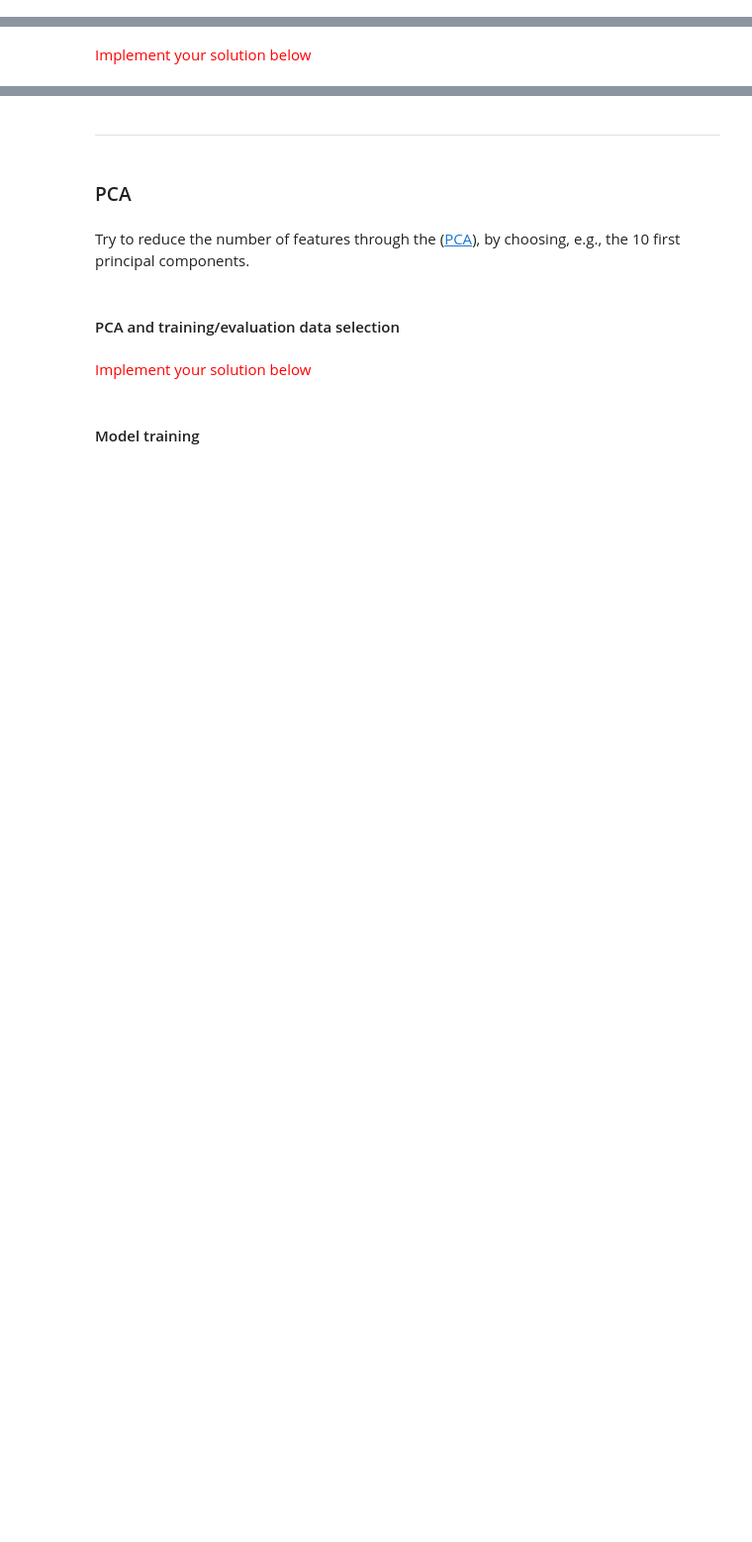
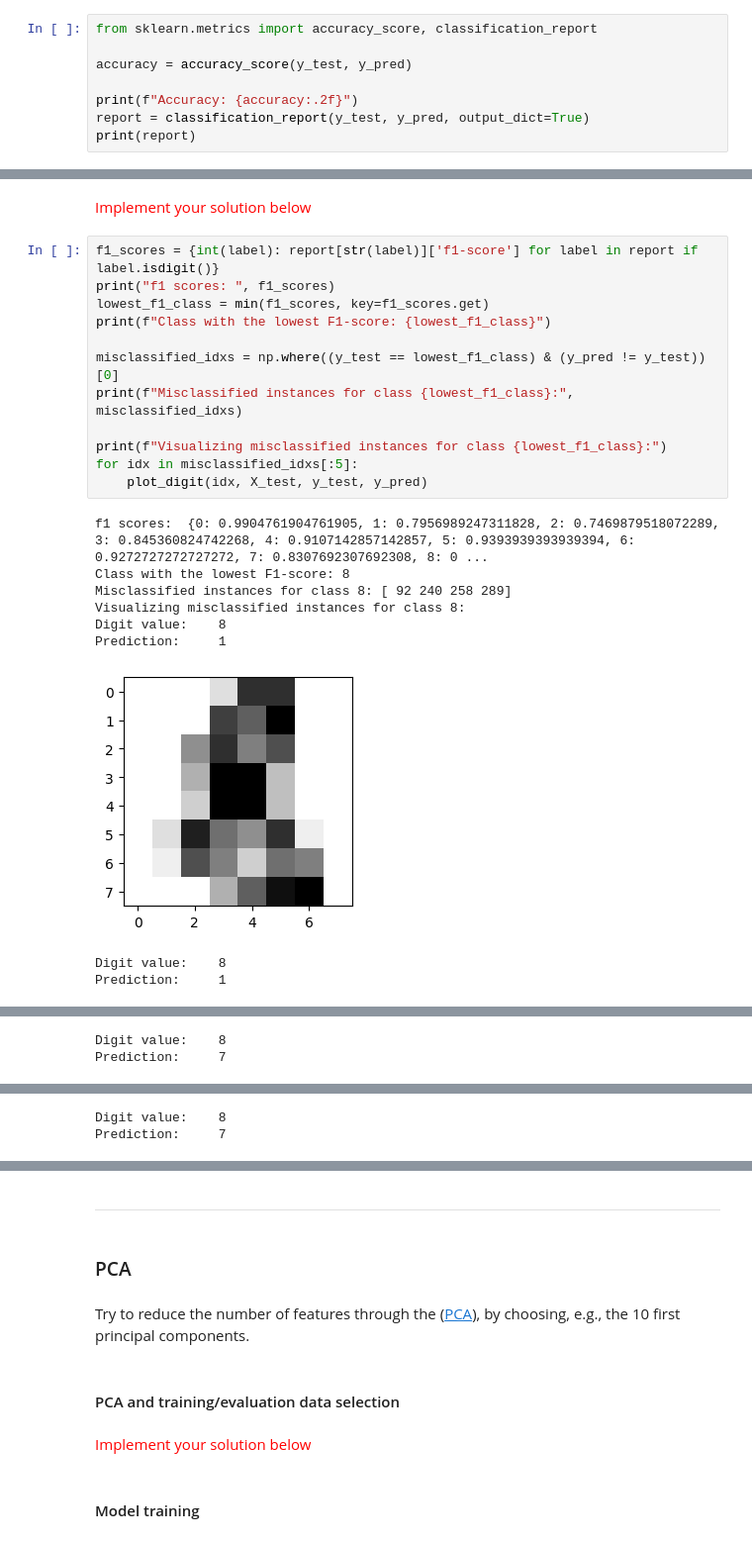
Before and after one commit to petkokp/m1-hands-on-machine-learning, a Jupyter notebook: TP 2 - Scikit-Learn - Evaluation.ipynb, the cells around one changed output, grey strips where cells are left out. Shown at 99% size. Cells and saved outputs as stored; diff of their text form; blank space fills up the shorter version.

```diff
--- a/TP 2 - Scikit-Learn - Evaluation.ipynb
+++ b/TP 2 - Scikit-Learn - Evaluation.ipynb
@@ -67,3 +97,11 @@ Evaluate with the [`accuracy_score`](https://scikit-learn.org/stable/modules/gen
 Then give a more complete result, including precision, recall and f1-score with the method [`classification_report`](https://scikit-learn.org/stable/modules/generated/sklearn.metrics.classification_report.html).
 # %% [markdown]
 <span style="color:red">Implement your solution below</span>
+# %%
+from sklearn.metrics import accuracy_score, classification_report
+
+accuracy = accuracy_score(y_test, y_pred)
+
+print(f"Accuracy: {accuracy:.2f}")
+report = classification_report(y_test, y_pred, output_dict=True)
+print(report)
@@ -102,2 +169,24 @@ def plot_digit(idx, xs, ys=None, pred_ys=None):
 # %% [markdown]
 <span style="color:red">Implement your solution below</span>
+# %%
+f1_scores = {int(label): report[str(label)]['f1-score'] for label in report if label.isdigit()}
+print("f1 scores: ", f1_scores)
+lowest_f1_class = min(f1_scores, key=f1_scores.get)
+print(f"Class with the lowest F1-score: {lowest_f1_class}")
+
+misclassified_idxs = np.where((y_test == lowest_f1_class) & (y_pred != y_test))[0]
+print(f"Misclassified instances for class {lowest_f1_class}:", misclassified_idxs)
+
+print(f"Visualizing misclassified instances for class {lowest_f1_class}:")
+for idx in misclassified_idxs[:5]:
+    plot_digit(idx, X_test, y_test, y_pred)
+# %% [output]
+f1 scores:  {0: 0.9904761904761905, 1: 0.7956989247311828, 2: 0.7469879518072289, 3: 0.845360824742268, 4: 0.9107142857142857, 5: 0.9393939393939394, 6: 0.9272727272727272, 7: 0.8307692307692308, 8: 0 ...
+Class with the lowest F1-score: 8
+Misclassified instances for class 8: [ 92 240 258 289]
+Visualizing misclassified instances for class 8:
+Digit value:    8
+Prediction:     1
+[figure, added]
+Digit value:    8
+Prediction:     1
@@ -103,0 +194,2 @@ def plot_digit(idx, xs, ys=None, pred_ys=None):
+Digit value:    8
+Prediction:     7
@@ -103,0 +197,2 @@ def plot_digit(idx, xs, ys=None, pred_ys=None):
+Digit value:    8
+Prediction:     7
```
Also changed, not shown: parts of 7 cells of this notebook.
